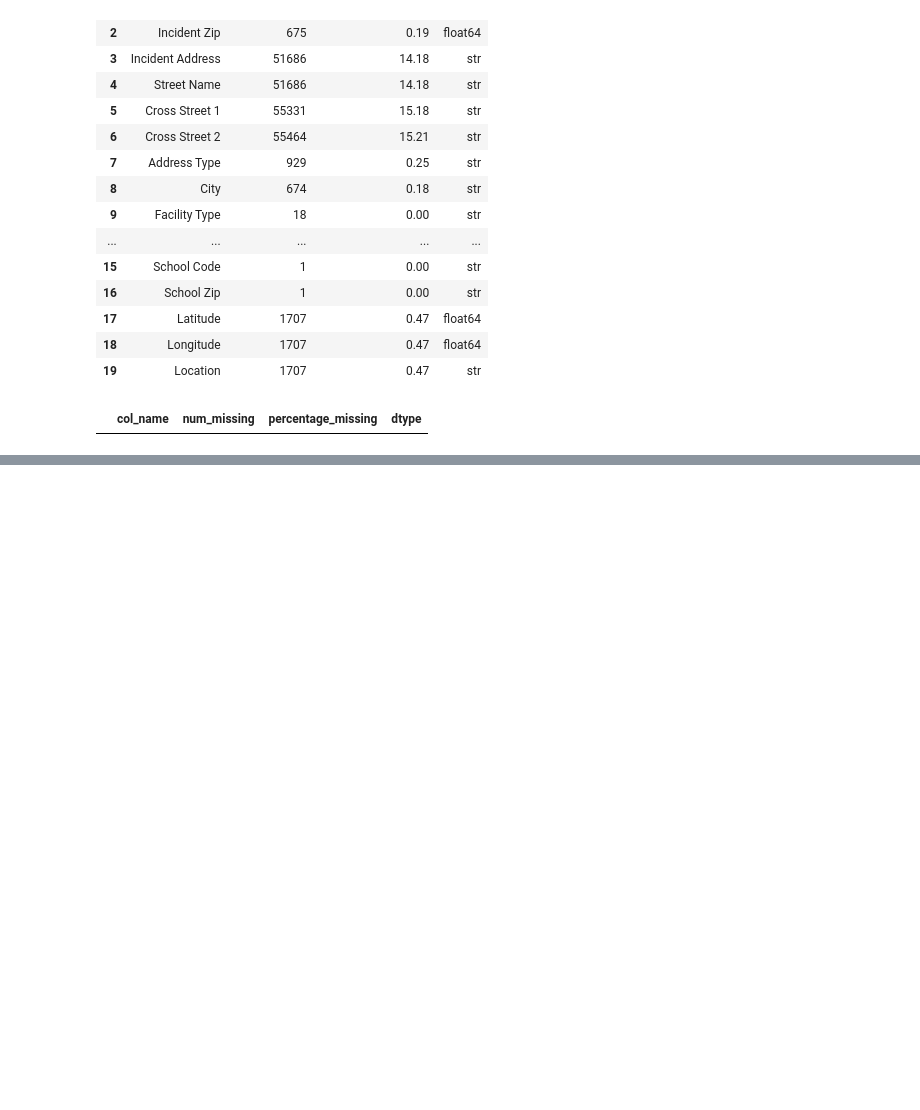
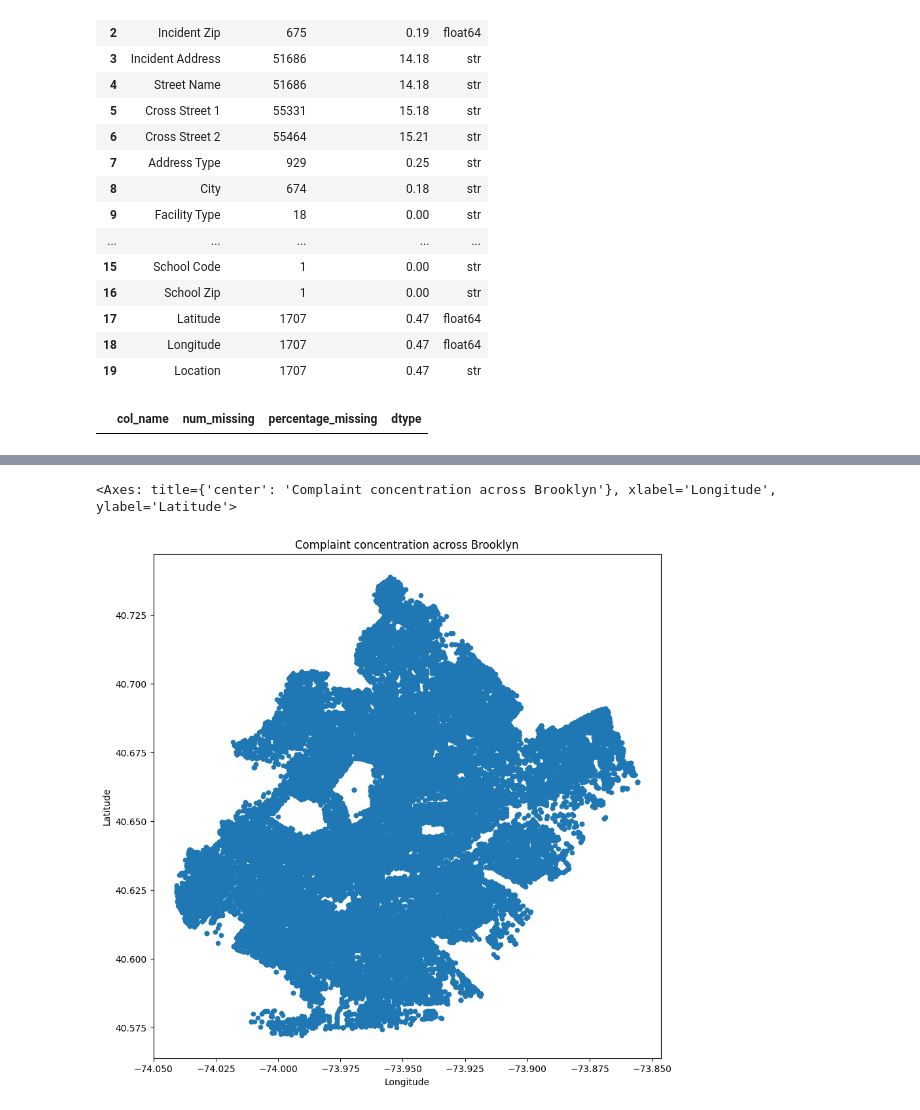
Before and after one commit to ArshF1/customer_service_request_analysis, a Jupyter notebook: main.ipynb, the cells around one changed output, grey strips where cells are left out. Saved outputs shown, nothing was run; the diff lists cells and outputs as text; code cells hidden in the pictures; blank space fills up the shorter version.

```diff
--- a/main.ipynb
+++ b/main.ipynb
@@ -209,0 +312,9 @@ missing_values_table(df)
+# %%
+brooklyn_df=df[df["Borough"]=="BROOKLYN"]
+# %%
+# Scatter plot
+
+brooklyn_df[["Latitude", "Longitude"]].plot(kind="scatter", x="Longitude", y="Latitude", title="Complaint concentration across Brooklyn", figsize=(10,10))
+# %% [output]
+<Axes: title={'center': 'Complaint concentration across Brooklyn'}, xlabel='Longitude', ylabel='Latitude'>
+[figure, added]
```
Also changed, not shown: parts of 19 cells of this notebook, 1 other file.
